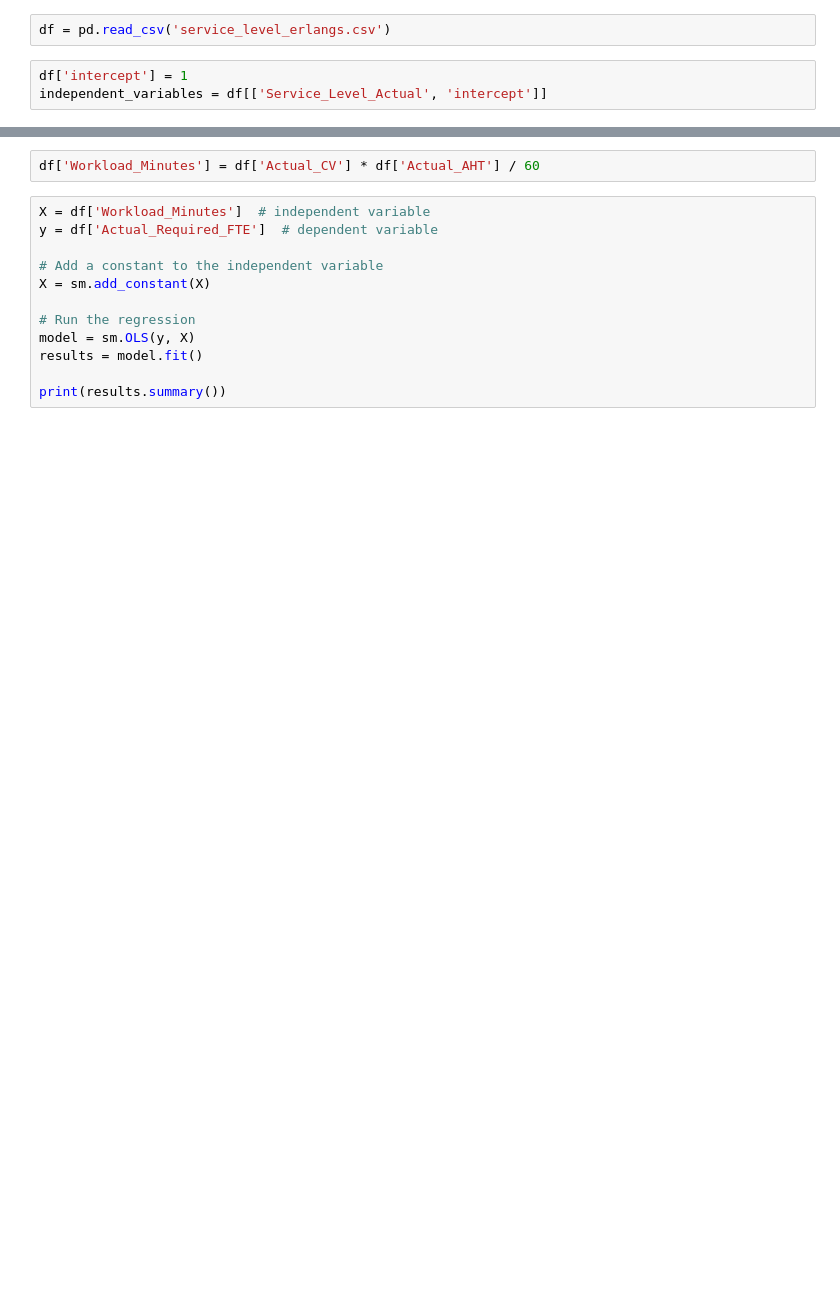
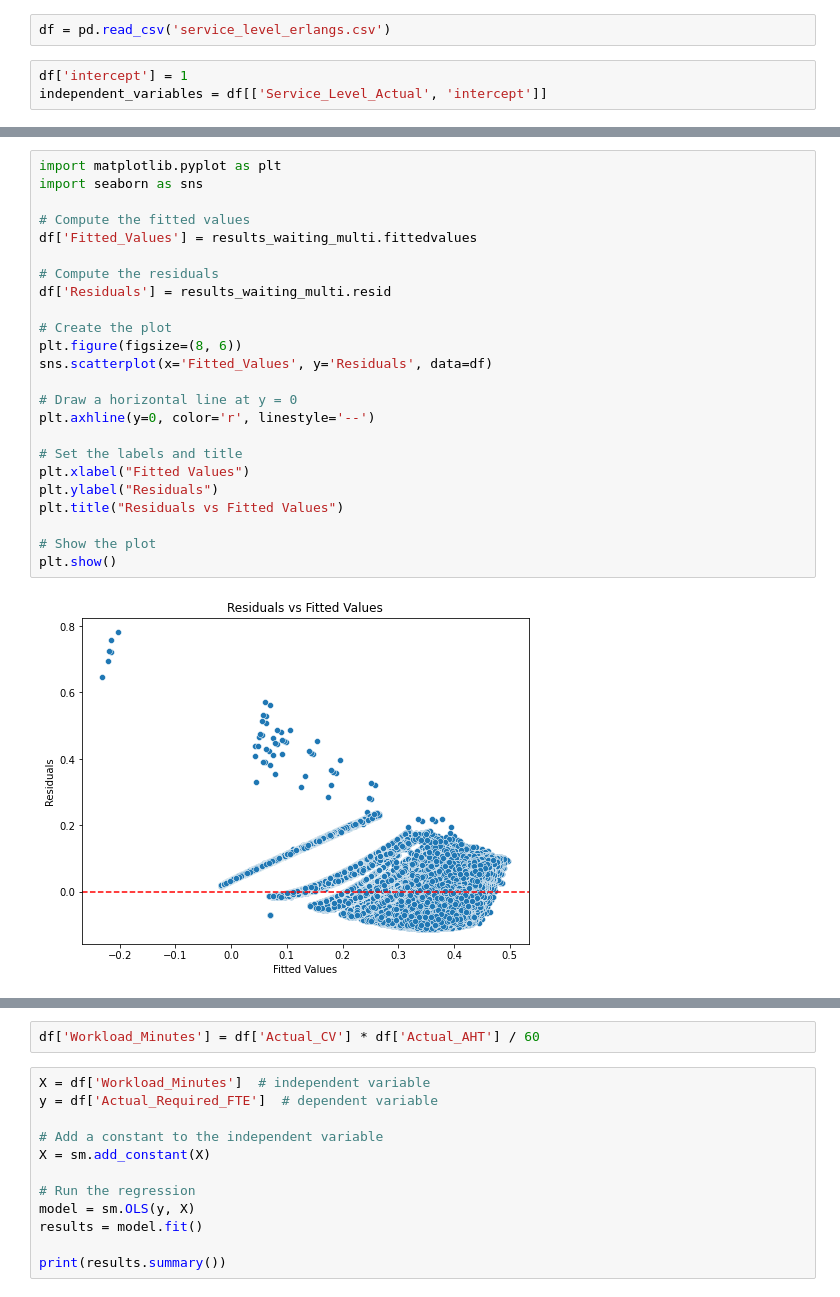
Before and after one commit to CarlS2rt/service_level_sensitivity_analysis, a Jupyter notebook: occupancy_waiting_regressions.ipynb, the cells around one changed output, grey strips where cells are left out. Drawn from its saved outputs; the diff is of its cells as text; blank space fills up the shorter version.

```diff
--- a/occupancy_waiting_regressions.ipynb
+++ b/occupancy_waiting_regressions.ipynb
@@ -130,3 +150,29 @@ strong multicollinearity or other numerical problems.
+# %%
+import matplotlib.pyplot as plt
+import seaborn as sns
+
+# Compute the fitted values
+df['Fitted_Values'] = results_waiting_multi.fittedvalues
+
+# Compute the residuals
+df['Residuals'] = results_waiting_multi.resid
+
+# Create the plot
+plt.figure(figsize=(8, 6))
+sns.scatterplot(x='Fitted_Values', y='Residuals', data=df)
+
+# Draw a horizontal line at y = 0
+plt.axhline(y=0, color='r', linestyle='--')
+
+# Set the labels and title
+plt.xlabel("Fitted Values")
+plt.ylabel("Residuals")
+plt.title("Residuals vs Fitted Values")
+
+# Show the plot
+plt.show()
+# %% [output]
+[figure, added]
 # %%
 X = df['Actual_AHT']  # independent variable
 y = df['Actual_Required_FTE']  # dependent variable
```
Also changed, not shown: parts of 10 cells of this notebook, 7 other files.
